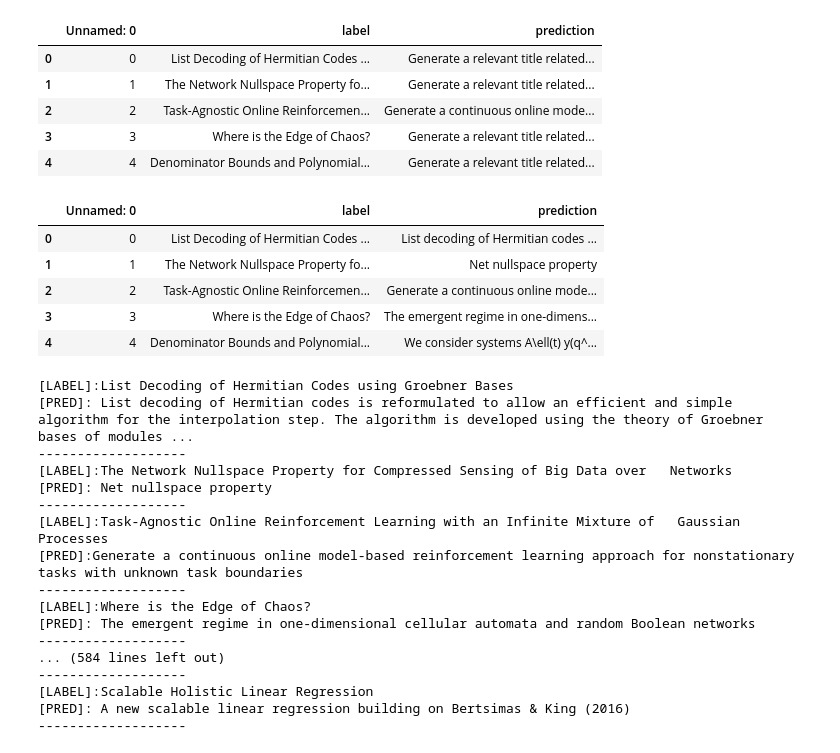
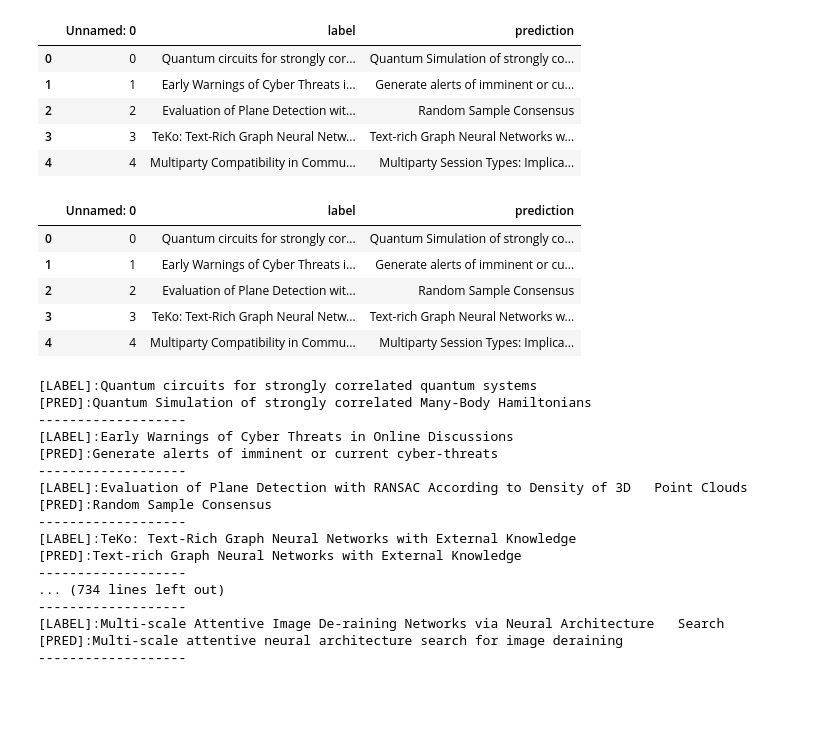
Before and after one commit to robuno/Title-Generator-with-LLM-PEFT, a Jupyter notebook: result_checker.ipynb, the cells around one changed output. Drawn from its saved outputs; the diff is of its cells as text; code cells hidden in the pictures; blank space fills up the shorter version.

Commit message:
update readme and outputs

```diff
--- a/result_checker.ipynb
+++ b/result_checker.ipynb
@@ -2,45 +2,45 @@
 import os
 import pandas as pd
 # %%
-df_results = pd.read_csv('./bart_4000/dialog_test_results_1_4000.csv')
+df_results = pd.read_csv('./output/bart_6000_cs_abs_test_results_2.csv')
 df_results.head()
 # %% [output]
 |  | Unnamed: 0 | label | prediction |
-| 0 | 0 | List Decoding of Hermitian Codes ... | Generate a relevant title related... |
-| 1 | 1 | The Network Nullspace Property fo... | Generate a relevant title related... |
-| 2 | 2 | Task-Agnostic Online Reinforcemen... | Generate a continuous online mode... |
-| 3 | 3 | Where is the Edge of Chaos? | Generate a relevant title related... |
-| 4 | 4 | Denominator Bounds and Polynomial... | Generate a relevant title related... |
+| 0 | 0 | Quantum circuits for strongly cor... | Quantum Simulation of strongly co... |
+| 1 | 1 | Early Warnings of Cyber Threats i... | Generate alerts of imminent or cu... |
+| 2 | 2 | Evaluation of Plane Detection wit... | Random Sample Consensus |
+| 3 | 3 | TeKo: Text-Rich Graph Neural Netw... | Text-rich Graph Neural Networks w... |
+| 4 | 4 | Multiparty Compatibility in Commu... | Multiparty Session Types: Implica... |
 # %%
 df_results['prediction'] = df_results['prediction'].str.replace('Generate a relevant title related to the given abstracte: ', '')
 df_results.head()
 # %% [output]
 |  | Unnamed: 0 | label | prediction |
-| 0 | 0 | List Decoding of Hermitian Codes ... | List decoding of Hermitian codes ... |
-| 1 | 1 | The Network Nullspace Property fo... | Net nullspace property |
-| 2 | 2 | Task-Agnostic Online Reinforcemen... | Generate a continuous online mode... |
-| 3 | 3 | Where is the Edge of Chaos? | The emergent regime in one-dimens... |
-| 4 | 4 | Denominator Bounds and Polynomial... | We consider systems A\ell(t) y(q^... |
+| 0 | 0 | Quantum circuits for strongly cor... | Quantum Simulation of strongly co... |
+| 1 | 1 | Early Warnings of Cyber Threats i... | Generate alerts of imminent or cu... |
+| 2 | 2 | Evaluation of Plane Detection wit... | Random Sample Consensus |
+| 3 | 3 | TeKo: Text-Rich Graph Neural Netw... | Text-rich Graph Neural Networks w... |
+| 4 | 4 | Multiparty Compatibility in Commu... | Multiparty Session Types: Implica... |
 # %%
 for index, row in df_results.iterrows():
   print(f"[LABEL]:{row['label']}")
   print(f"[PRED]:{row['prediction']}")
   print('-'.join('' for x in range(20)))
 # %% [output]
-[LABEL]:List Decoding of Hermitian Codes using Groebner Bases
-[PRED]: List decoding of Hermitian codes is reformulated to allow an efficient and simple algorithm for the interpolation step. The algorithm is developed using the theory of Groebner bases of modules ...
+[LABEL]:Quantum circuits for strongly correlated quantum systems
+[PRED]:Quantum Simulation of strongly correlated Many-Body Hamiltonians
 -------------------
-[LABEL]:The Network Nullspace Property for Compressed Sensing of Big Data over   Networks
-[PRED]: Net nullspace property
+[LABEL]:Early Warnings of Cyber Threats in Online Discussions
+[PRED]:Generate alerts of imminent or current cyber-threats
 -------------------
-[LABEL]:Task-Agnostic Online Reinforcement Learning with an Infinite Mixture of   Gaussian Processes
-[PRED]:Generate a continuous online model-based reinforcement learning approach for nonstationary tasks with unknown task boundaries
+[LABEL]:Evaluation of Plane Detection with RANSAC According to Density of 3D   Point Clouds
+[PRED]:Random Sample Consensus
 -------------------
-[LABEL]:Where is the Edge of Chaos?
-[PRED]: The emergent regime in one-dimensional cellular automata and random Boolean networks
+[LABEL]:TeKo: Text-Rich Graph Neural Networks with External Knowledge
+[PRED]:Text-rich Graph Neural Networks with External Knowledge
 -------------------
-... (584 lines left out)
+... (734 lines left out)
 -------------------
-[LABEL]:Scalable Holistic Linear Regression
-[PRED]: A new scalable linear regression building on Bertsimas & King (2016)
+[LABEL]:Multi-scale Attentive Image De-raining Networks via Neural Architecture   Search
+[PRED]:Multi-scale attentive neural architecture search for image deraining
 -------------------
```
Also changed, not shown: 1 other file.
